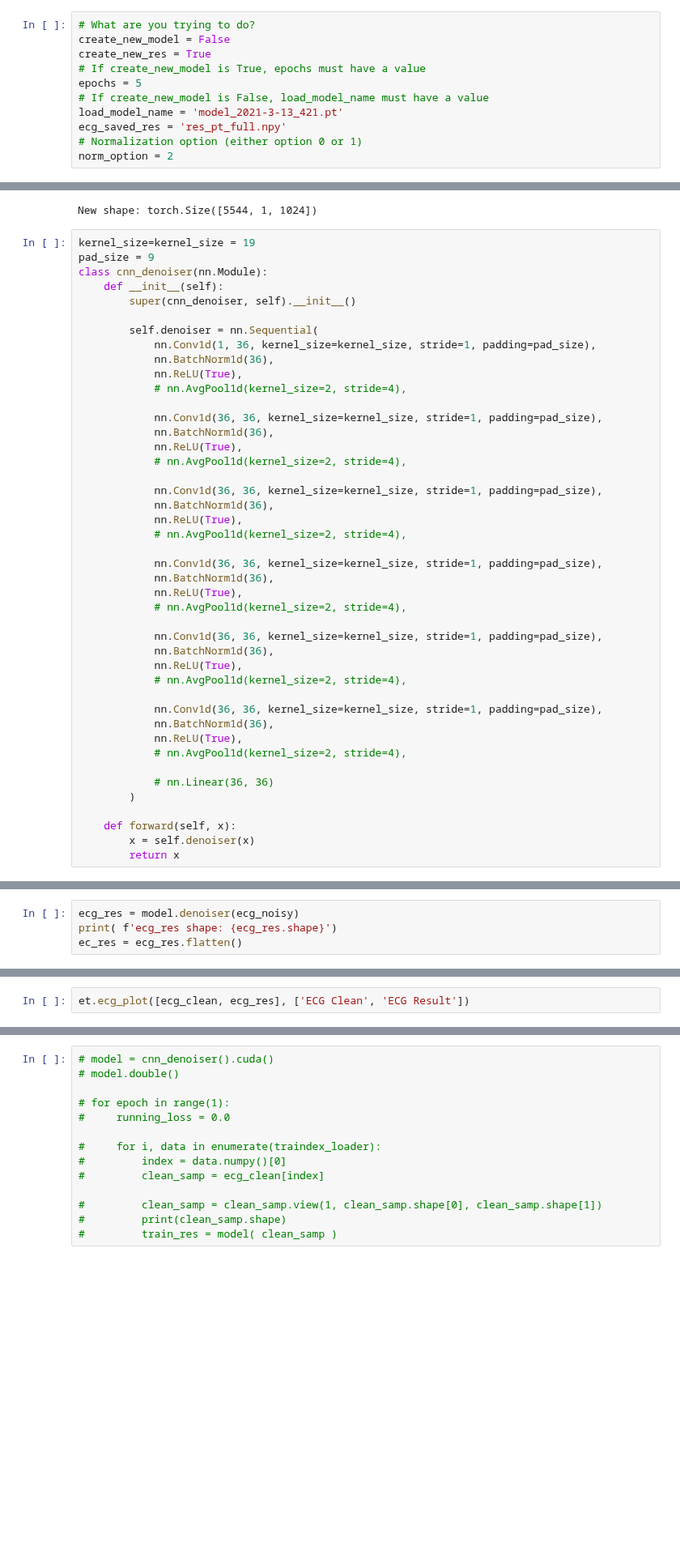
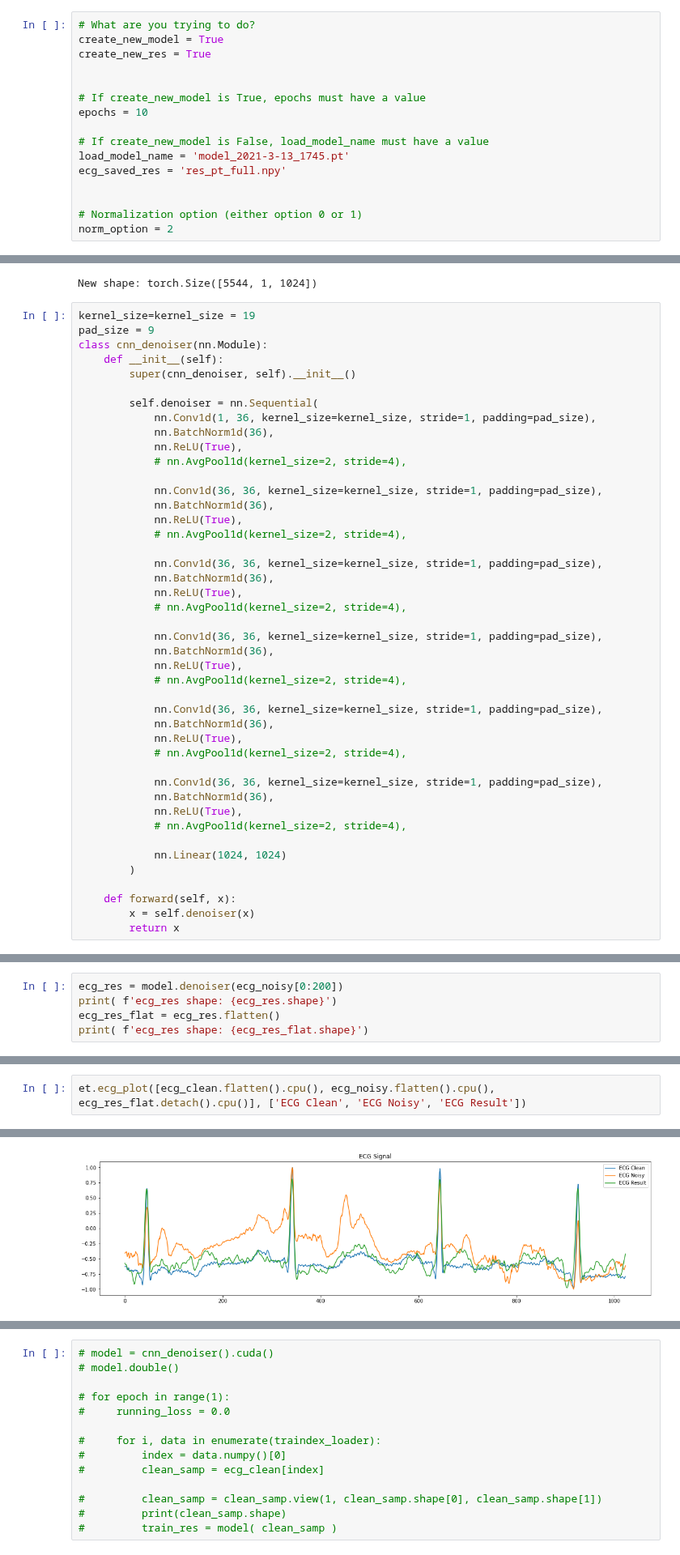
Before and after one commit to enzlaur/pytorch-ml-tuts, a Jupyter notebook: scratch13.ipynb, the cells around one changed output, grey strips where cells are left out. Shown at 81% size. Saved outputs shown, nothing was run; the diff lists cells and outputs as text; blank space fills up the shorter version.

```diff
--- a/scratch13.ipynb
+++ b/scratch13.ipynb
@@ -20,13 +20,18 @@ import models as mod
 from torchsummary import summary
 # %%
 # What are you trying to do?
-create_new_model = False
+create_new_model = True
 create_new_res = True
+
+
 # If create_new_model is True, epochs must have a value
-epochs = 5
+epochs = 10
+
 # If create_new_model is False, load_model_name must have a value
-load_model_name = 'model_2021-3-13_421.pt'
+load_model_name = 'model_2021-3-13_1745.pt'
 ecg_saved_res = 'res_pt_full.npy'
+
+
 # Normalization option (either option 0 or 1)
 norm_option = 2
 # %%
@@ -96,7 +101,7 @@ class cnn_denoiser(nn.Module):
             nn.ReLU(True),
             # nn.AvgPool1d(kernel_size=2, stride=4),
 
-            # nn.Linear(36, 36)
+            nn.Linear(1024, 1024)
         )
 
     def forward(self, x):
@@ -168,5 +271,6 @@ Non-trainable params: 0
 # %%
-ecg_res = model.denoiser(ecg_noisy)
+ecg_res = model.denoiser(ecg_noisy[0:200])
 print( f'ecg_res shape: {ecg_res.shape}')
-ec_res = ecg_res.flatten()
+ecg_res_flat = ecg_res.flatten()
+print( f'ecg_res shape: {ecg_res_flat.shape}')
 # %% [output]
@@ -174,2 +282,3 @@ RuntimeError: [enforce fail at ..\c10\core\CPUAllocator.cpp:73] data. DefaultCPU
 # %%
-et.ecg_plot([ecg_clean, ecg_res], ['ECG Clean', 'ECG Result'])
+et.ecg_plot([ecg_clean.flatten().cpu(), ecg_noisy.flatten().cpu(), ecg_res_flat.detach().cpu()], ['ECG Clean', 'ECG Noisy', 'ECG Result'])
+# %% [output]
@@ -175,0 +286 @@ et.ecg_plot([ecg_clean, ecg_res], ['ECG Clean', 'ECG Result'])
+[figure, added]
```
Also changed, not shown: parts of 9 cells of this notebook, 8 other files.
